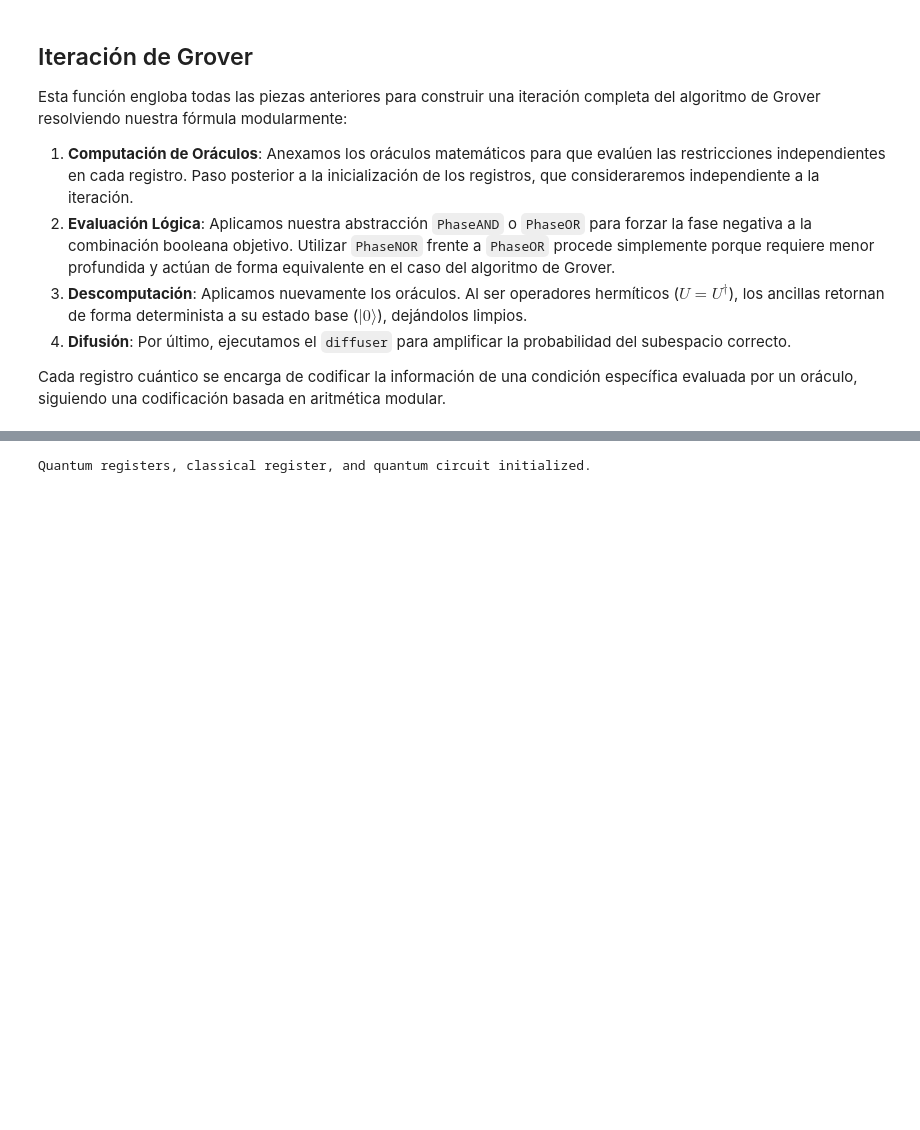
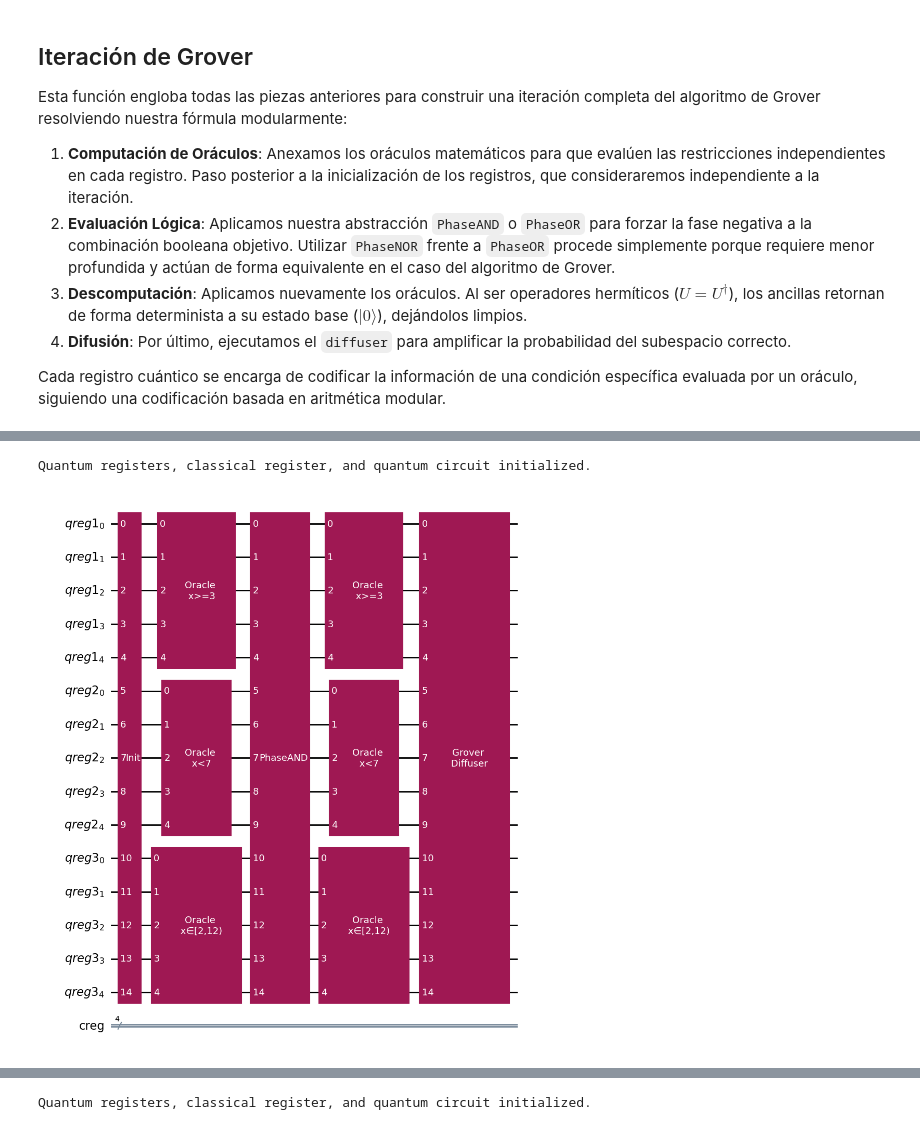
Before and after one commit to davidchs/programando-abstraccion-cuantica, a Jupyter notebook: notebooks/quantum-SMT-solver.ipynb, the cells around one changed output, grey strips where cells are left out. Drawn from its saved outputs; the diff is of its cells as text; code cells hidden in the pictures; blank space fills up the shorter version.

```diff
--- a/notebooks/quantum-SMT-solver.ipynb
+++ b/notebooks/quantum-SMT-solver.ipynb
@@ -94,0 +235,30 @@ $$F = [(x > 12) \land (x < 17)] \lor (x = 38) \lor [(x > 39) \land (x < 43)] \lo
+# %%
+qubits = 5 # Number of qubits in each register, including the ancilla
+m = 3 # Number of clauses (number of registers)
+k = 1 # Number of Grover iterations
+
+# List of oracles implemented as constraints
+# Beware that this implementation is manual, so the number of oracles and
+# registers must add up
+oracles = [None] * m
+oracles[0] = (oracle_greatereq(3, qubits-1), 0)
+oracles[1] = (oracle_less(7, qubits-1), 1)
+oracles[2] = (oracle_interval(2, 12, qubits-1), 2)
+normal_form = 'AND'
+# This case solves the formula in CNF:
+#  F = (x >= 3) ∧ (x < 7) ∧ [(x >= 2) ∨ (x < 12)] (mod 16)
+
+q_regs = [QuantumRegister(qubits, f'qreg{j+1}') for j in range(m)]
+cr = ClassicalRegister(qubits-1, 'creg')
+main_circuit = QuantumCircuit(*q_regs, cr)
+print('Quantum registers, classical register, and quantum circuit initialized.')
+
+init(main_circuit, q_regs, qubits)
+grover_iteration(main_circuit, q_regs, oracles, qubits, k, normal_form)
+
+circuit_path = results_dir / "circuit_SMT_{}_mod{}.png".format(normal_form,
+                                                               2**(qubits-1))
+main_circuit.draw('mpl', fold=-1, filename=str(circuit_path))
+# %% [output]
+Quantum registers, classical register, and quantum circuit initialized.
+[figure, added]
```
Also changed, not shown: parts of 15 cells of this notebook.
